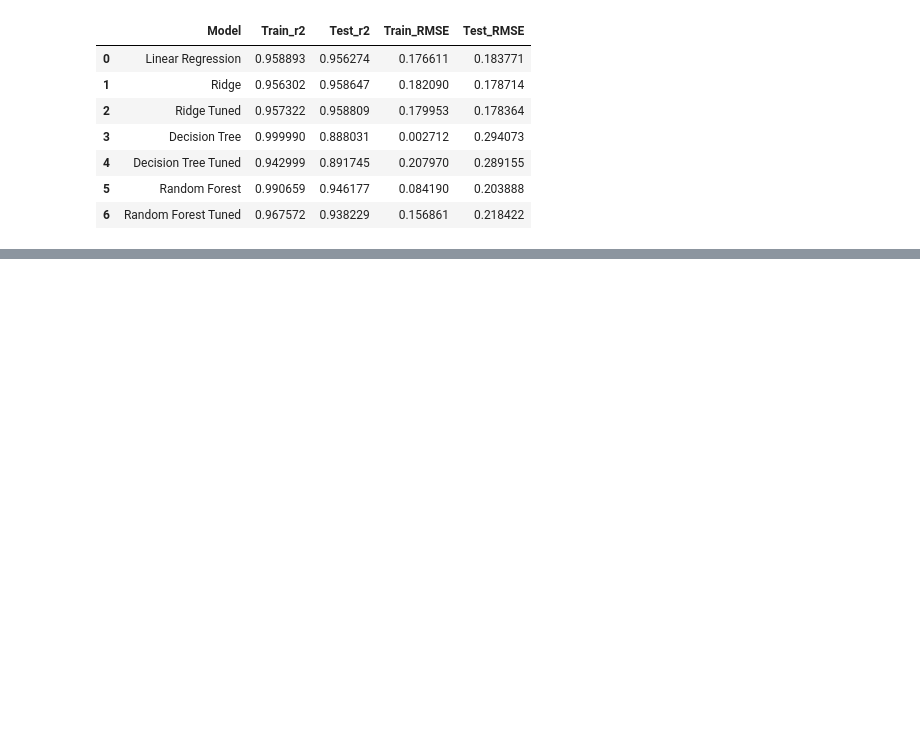
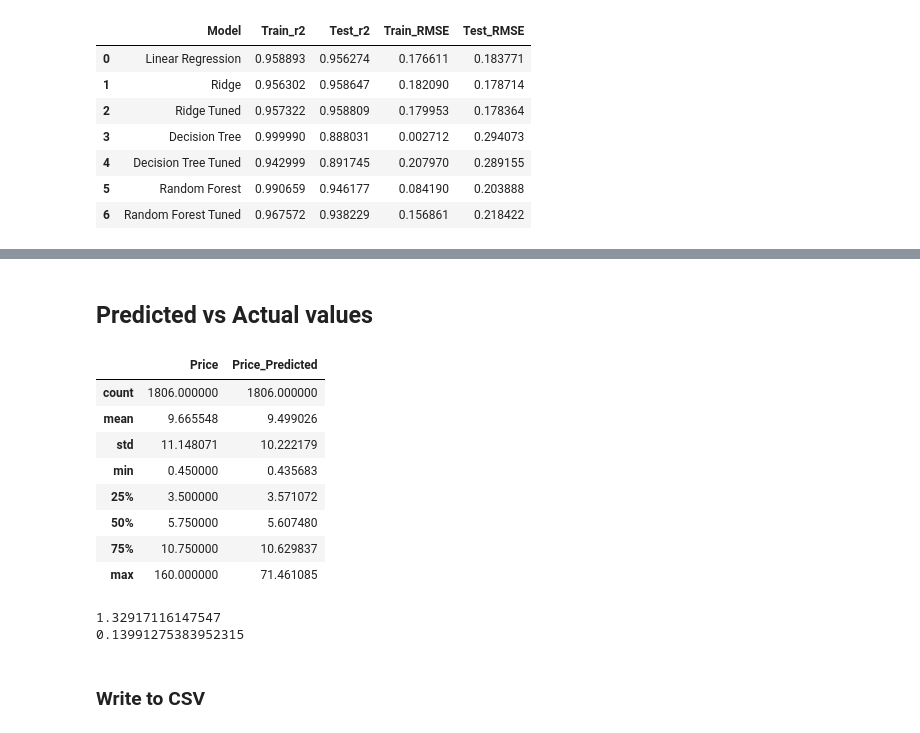
Before and after one commit to AndrewBorst/Data-Science-Portfolio, a Jupyter notebook: Capstone/Andrew_Borst_Capstone_Regression.ipynb, the cells around one changed output, grey strips where cells are left out. Saved outputs shown, nothing was run; the diff lists cells and outputs as text; code cells hidden in the pictures; blank space fills up the shorter version.

Commit message:
Actual vs Predicted after saving

```diff
--- a/Capstone/Andrew_Borst_Capstone_Regression.ipynb
+++ b/Capstone/Andrew_Borst_Capstone_Regression.ipynb
@@ -1122,2 +1142,36 @@ The initial model selected as the most consistent and successful is Linear Regre
 
 We should implement the simplest model that is as accurate as more complex models. By doing this, the amount of data collection for predictors could be limited and we would be able to efficiently predict future used car prices. The model is currently making accurate prediction and is useful helping us build the business. We can continually improve the models with more predictive features, less complexity, and hyper-tuning.
+# %% [markdown]
+## Predicted vs Actual values
+# %%
+pred_test = ridgeTuned.predict(X_test)
+
+# Retrieving S.No. identifier into X_sno since we dropped it
+dataForS_No = pd.read_csv("..\\Public_Datasets\\used_cars.csv")
+dataForS_No.drop(dataForS_No.index[2328], inplace=True) #dropped obs with high km
+X_sno = dataForS_No[dataForS_No["Price"].notna()]
+X_junk, X_sno, y_junk, y_testjunk = train_test_split(X_sno, y, test_size=0.30, random_state=1)
+# %%
+df = pd.DataFrame(y_test['Price'], X_sno['S.No.'])
+df['Price_Predicted'] = np.exp(pred_test)
+df.describe()
+# %% [output]
+|  | Price | Price_Predicted |
+| count | 1806.000000 | 1806.000000 |
+| mean | 9.665548 | 9.499026 |
+| std | 11.148071 | 10.222179 |
+| min | 0.450000 | 0.435683 |
+| 25% | 3.500000 | 3.571072 |
+| 50% | 5.750000 | 5.607480 |
+| 75% | 10.750000 | 10.629837 |
+| max | 160.000000 | 71.461085 |
+# %%
+# what is the actual error margin
+mae = metrics.mean_absolute_error(y_test['Price'], np.exp(pred_test))
+print(mae)
+print(mae/9.5)
+# %% [output]
+1.32917116147547
+0.13991275383952315
+# %% [markdown]
+### Write to CSV
```
Also changed, not shown: parts of 6 cells of this notebook.
